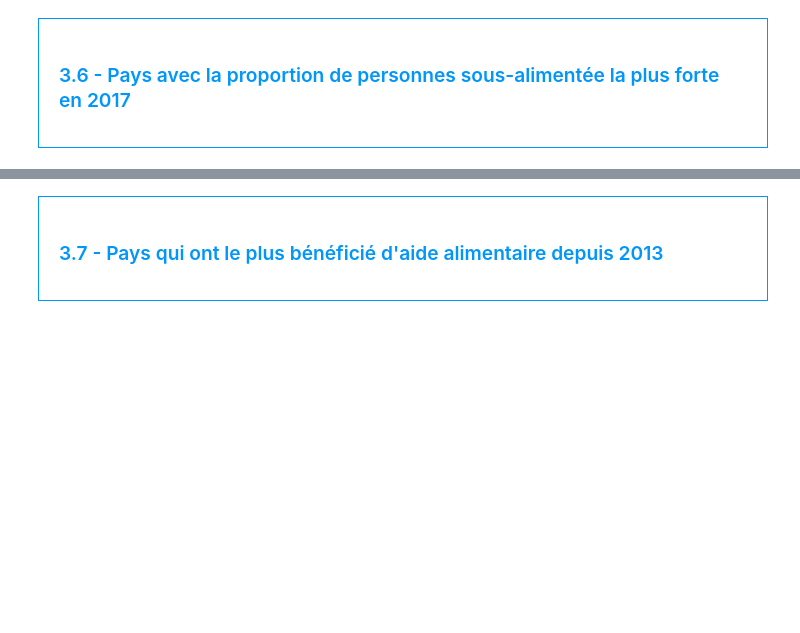
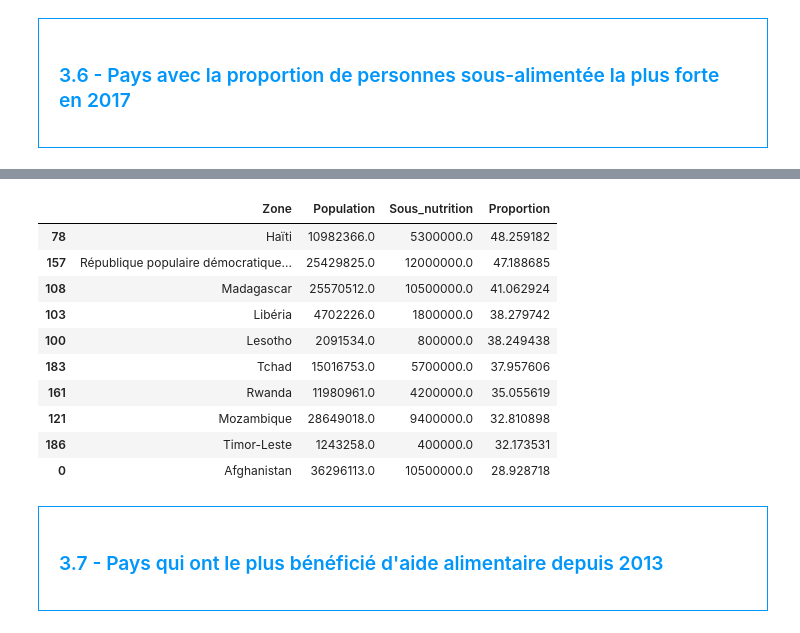
Before and after one commit to makokuzii/conduct-public-health, a Jupyter notebook: 2024-04-18_conduct-public-health.ipynb, the cells around one changed output, grey strips where cells are left out. Drawn from its saved outputs; the diff is of its cells as text; code cells hidden in the pictures; blank space fills up the shorter version.

```diff
--- a/2024-04-18_conduct-public-health.ipynb
+++ b/2024-04-18_conduct-public-health.ipynb
@@ -223,6 +227,3 @@ sous_nutrition.head()
 | 2 | Afghanistan | 2014-2016 | 8.9 |
 | 3 | Afghanistan | 2015-2017 | 9.7 |
 | 4 | Afghanistan | 2016-2018 | 10.5 |
-# %%
-sous_nutrition['Valeur'].replace('<0.1', '0.1', inplace=True)
-sous_nutrition['Valeur'] = pd.to_numeric(sous_nutrition['Valeur'])
@@ -359,7 +437,22 @@ dispo_alimentaire_vegetaux['dispo_kcal'] = dispo_alimentaire_vegetaux['Disponibi
 # %%
+# Pays avec la proportion de personnes sous-alimentée la plus forte en 2017
 #Création de la colonne proportion par pays
+population_sous_nutrition['Proportion'] = (population_sous_nutrition['Sous_nutrition']/population_sous_nutrition['Population'])*100
 # %%
 #affichage après trie des 10 pires pays
+population_sous_nutrition.sort_values(by='Proportion', ascending=False).head(10)
+# %% [output]
+|  | Zone | Population | Sous_nutrition | Proportion |
+| 78 | Haïti | 10982366.0 | 5300000.0 | 48.259182 |
+| 157 | République populaire démocratique... | 25429825.0 | 12000000.0 | 47.188685 |
+| 108 | Madagascar | 25570512.0 | 10500000.0 | 41.062924 |
+| 103 | Libéria | 4702226.0 | 1800000.0 | 38.279742 |
+| 100 | Lesotho | 2091534.0 | 800000.0 | 38.249438 |
+| 183 | Tchad | 15016753.0 | 5700000.0 | 37.957606 |
+| 161 | Rwanda | 11980961.0 | 4200000.0 | 35.055619 |
+| 121 | Mozambique | 28649018.0 | 9400000.0 | 32.810898 |
+| 186 | Timor-Leste | 1243258.0 | 400000.0 | 32.173531 |
+| 0 | Afghanistan | 36296113.0 | 10500000.0 | 28.928718 |
 # %% [markdown]
 <div style="border: 1px solid RGB(0,150,250);" >
 <h3 style="margin: auto; padding: 20px; color: RGB(0,150,250); ">3.7 - Pays qui ont le plus bénéficié d'aide alimentaire depuis 2013</h3>
```
Also changed, not shown: parts of 33 cells of this notebook, 1 other file.
